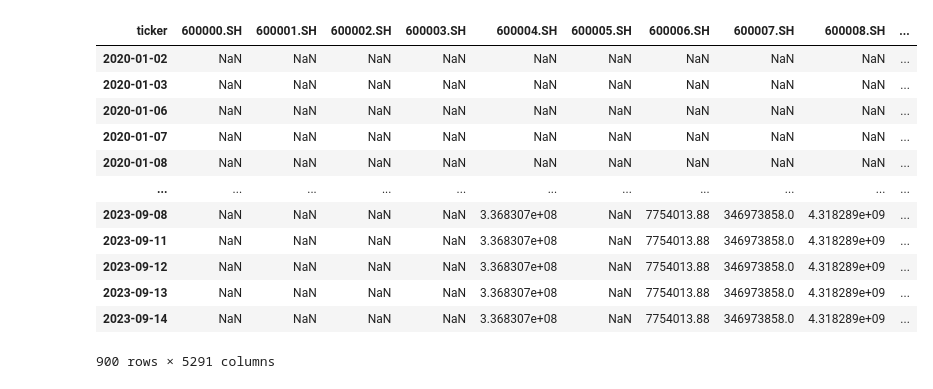
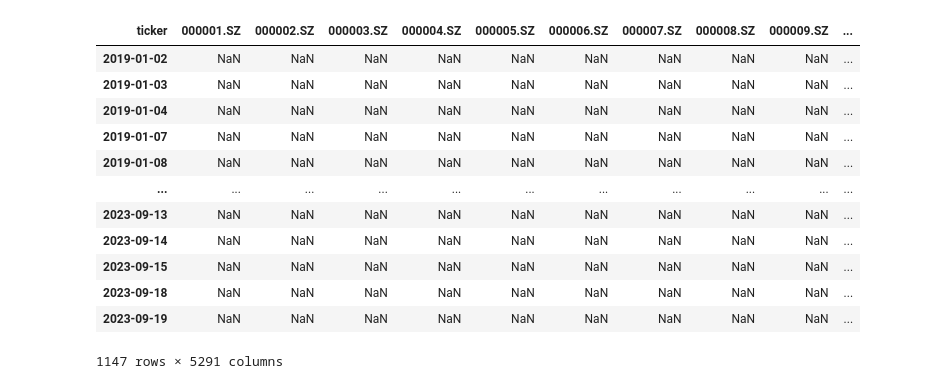
Before and after one commit to KangruiYuan/XQuant, a Jupyter notebook: ModuleTests/BaseTest.ipynb, the cells around one changed output. Saved outputs shown, nothing was run; the diff lists cells and outputs as text; code cells hidden in the pictures.

```diff
--- a/ModuleTests/BaseTest.ipynb
+++ b/ModuleTests/BaseTest.ipynb
@@ -1,25 +1,25 @@
 # %%
 from XQuant import BackTestRunner, BackTestOptions, BARRA, Basic, BARRA
 from XQuant import Strategy, DataAPI, Config, Tools, DataReady, EnhancingDividend, Formatter, TradeDate
 import pandas as pd
 import numpy as np
 import statsmodels.api as sm
 
-ed = Basic(begin='20200101')
-df = ed.financial_expense_ttm
+ed = Basic(begin='20190101')
+df = ed.EBITDA
 df
 # %% [output]
-| ticker | 600000.SH | 600001.SH | 600002.SH | 600003.SH | 600004.SH | 600005.SH | 600006.SH | 600007.SH | 600008.SH | ... |
-| 2020-01-02 | NaN | NaN | NaN | NaN | NaN | NaN | NaN | NaN | NaN | ... |
-| 2020-01-03 | NaN | NaN | NaN | NaN | NaN | NaN | NaN | NaN | NaN | ... |
-| 2020-01-06 | NaN | NaN | NaN | NaN | NaN | NaN | NaN | NaN | NaN | ... |
-| 2020-01-07 | NaN | NaN | NaN | NaN | NaN | NaN | NaN | NaN | NaN | ... |
-| 2020-01-08 | NaN | NaN | NaN | NaN | NaN | NaN | NaN | NaN | NaN | ... |
+| ticker | 000001.SZ | 000002.SZ | 000003.SZ | 000004.SZ | 000005.SZ | 000006.SZ | 000007.SZ | 000008.SZ | 000009.SZ | ... |
+| 2019-01-02 | NaN | NaN | NaN | NaN | NaN | NaN | NaN | NaN | NaN | ... |
+| 2019-01-03 | NaN | NaN | NaN | NaN | NaN | NaN | NaN | NaN | NaN | ... |
+| 2019-01-04 | NaN | NaN | NaN | NaN | NaN | NaN | NaN | NaN | NaN | ... |
+| 2019-01-07 | NaN | NaN | NaN | NaN | NaN | NaN | NaN | NaN | NaN | ... |
+| 2019-01-08 | NaN | NaN | NaN | NaN | NaN | NaN | NaN | NaN | NaN | ... |
 | ... | ... | ... | ... | ... | ... | ... | ... | ... | ... | ... |
-| 2023-09-08 | NaN | NaN | NaN | NaN | 3.368307e+08 | NaN | 7754013.88 | 346973858.0 | 4.318289e+09 | ... |
-| 2023-09-11 | NaN | NaN | NaN | NaN | 3.368307e+08 | NaN | 7754013.88 | 346973858.0 | 4.318289e+09 | ... |
-| 2023-09-12 | NaN | NaN | NaN | NaN | 3.368307e+08 | NaN | 7754013.88 | 346973858.0 | 4.318289e+09 | ... |
-| 2023-09-13 | NaN | NaN | NaN | NaN | 3.368307e+08 | NaN | 7754013.88 | 346973858.0 | 4.318289e+09 | ... |
-| 2023-09-14 | NaN | NaN | NaN | NaN | 3.368307e+08 | NaN | 7754013.88 | 346973858.0 | 4.318289e+09 | ... |
+| 2023-09-13 | NaN | NaN | NaN | NaN | NaN | NaN | NaN | NaN | NaN | ... |
+| 2023-09-14 | NaN | NaN | NaN | NaN | NaN | NaN | NaN | NaN | NaN | ... |
+| 2023-09-15 | NaN | NaN | NaN | NaN | NaN | NaN | NaN | NaN | NaN | ... |
+| 2023-09-18 | NaN | NaN | NaN | NaN | NaN | NaN | NaN | NaN | NaN | ... |
+| 2023-09-19 | NaN | NaN | NaN | NaN | NaN | NaN | NaN | NaN | NaN | ... |
-900 rows × 5291 columns
+1147 rows × 5291 columns
 # %%
```
Also changed, not shown: parts of 4 cells of this notebook, 7 other files.
